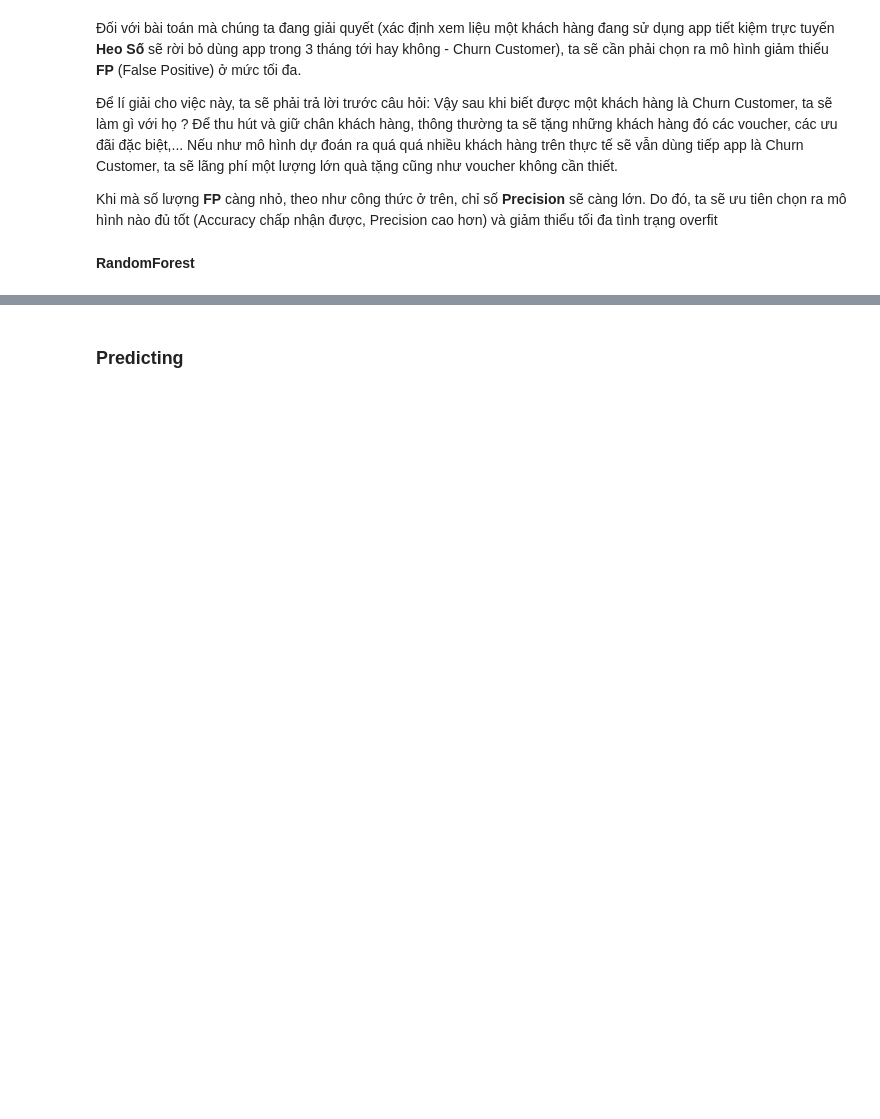
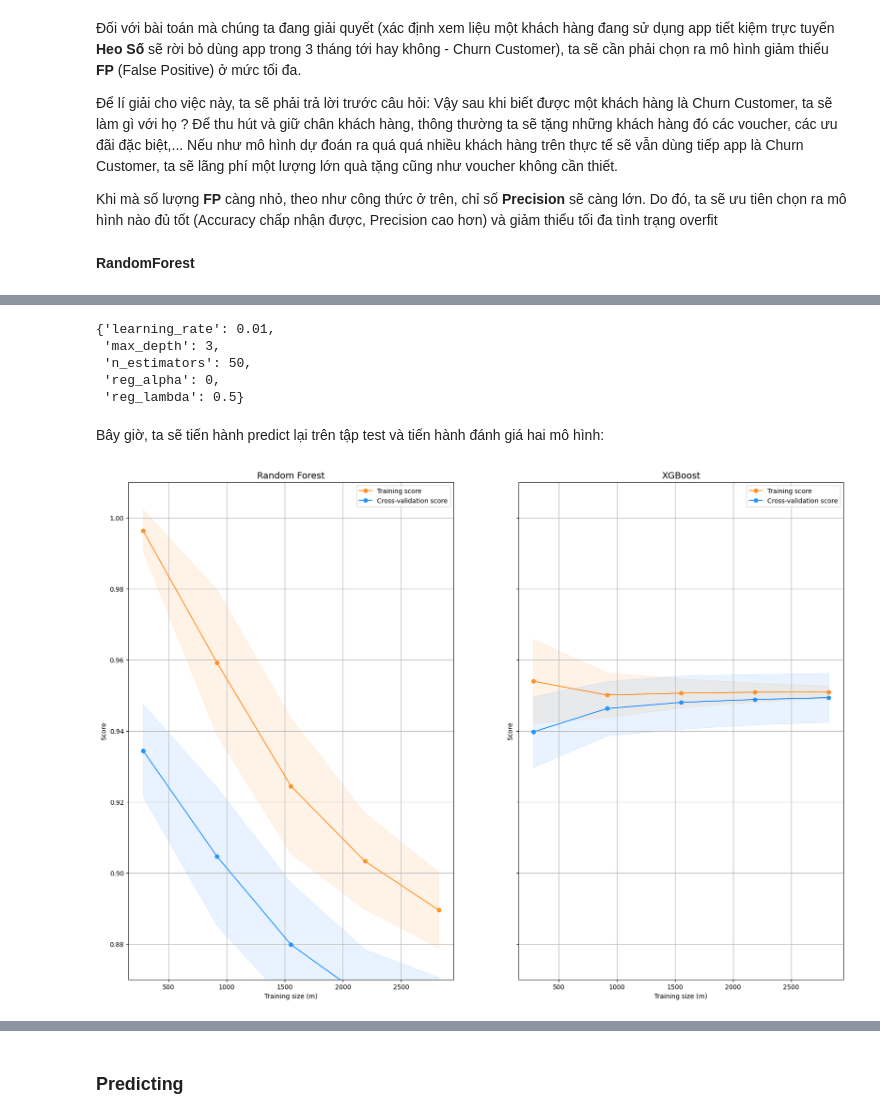
Before and after one commit to 2uanDM/FDC105_final, a Jupyter notebook: FDC105_final.ipynb, the cells around one changed output, grey strips where cells are left out. Drawn from its saved outputs; the diff is of its cells as text; code cells hidden in the pictures; blank space fills up the shorter version.

```diff
--- a/FDC105_final.ipynb
+++ b/FDC105_final.ipynb
@@ -984,12 +1049,12 @@ params = {
 
 forest_reg = RandomForestClassifier()
 
-grid_search = GridSearchCV(forest_reg, params, cv=5,
-                           scoring='',
+grid_search_rf = GridSearchCV(forest_reg, params, cv=5,
+                           scoring='precision',
                            return_train_score=True,
                            refit=True)
 
-grid_search.fit(X_train, y_train)
+grid_search_rf.fit(X_train, y_train)
 # %% [output]
 GridSearchCV(cv=5, estimator=RandomForestClassifier(),
              param_grid={'bootstrap': [False], 'class_weight': ['balanced'],
@@ -1000,0 +1114,46 @@ GridSearchCV(cv=5, estimator=RandomForestClassifier(),
+# %%
+# Best params for models
+grid_search_xgb.best_params_
+# %% [output]
+{'learning_rate': 0.01,
+ 'max_depth': 3,
+ 'n_estimators': 50,
+ 'reg_alpha': 0,
+ 'reg_lambda': 0.5}
+# %% [markdown]
+Bây giờ, ta sẽ tiến hành predict lại trên tập test và tiến hành đánh giá hai mô hình:
+# %%
+model_rf = RandomForestClassifier(**grid_search_rf.best_params_)
+model_xgb = XGBClassifier(**grid_search_xgb.best_params_)
+
+def plot_learning_curve(estimator, X_train, y_train, train_sizes=np.linspace(.1, 1.0, 5), ax=None, cv=None, estimator_name=None):
+    train_sizes, train_scores, test_scores = learning_curve(
+        estimator, X_train, y_train, cv=cv, train_sizes=train_sizes)
+    train_scores_mean = np.mean(train_scores, axis=1)
+    train_scores_std = np.std(train_scores, axis=1)
+    test_scores_mean = np.mean(test_scores, axis=1)
+    test_scores_std = np.std(test_scores, axis=1)
+    ax.fill_between(train_sizes, train_scores_mean - train_scores_std,
+                     train_scores_mean + train_scores_std, alpha=0.1,
+                     color="#ff9124")
+    ax.fill_between(train_sizes, test_scores_mean - test_scores_std,
+                     test_scores_mean + test_scores_std, alpha=0.1, color="#2492ff")
+    ax.plot(train_sizes, train_scores_mean, 'o-', color="#ff9124",
+             label="Training score")
+    ax.plot(train_sizes, test_scores_mean, 'o-', color="#2492ff",
+             label="Cross-validation score")
+    ax.set_title(estimator_name, fontsize=14)
+    ax.set_xlabel('Training size (m)')
+    ax.set_ylabel('Score')
+    ax.grid(True)
+    ax.legend(loc="best")
+# %%
+cv = ShuffleSplit(n_splits=100, test_size=0.2, random_state=42)
+
+fig, (ax1, ax2) = plt.subplots(1, 2, figsize=(20,14), sharey=True)
+plt.ylim((0.87, 1.01))
+plot_learning_curve(model_rf,X_train, y_train, ax=ax1, cv=cv, estimator_name="Random Forest")
+plot_learning_curve(model_xgb,X_train, y_train, ax=ax2, cv=cv,  estimator_name="XGBoost")
+plt.show()
+# %% [output]
+[figure, added]
```
Also changed, not shown: parts of 18 cells of this notebook.
